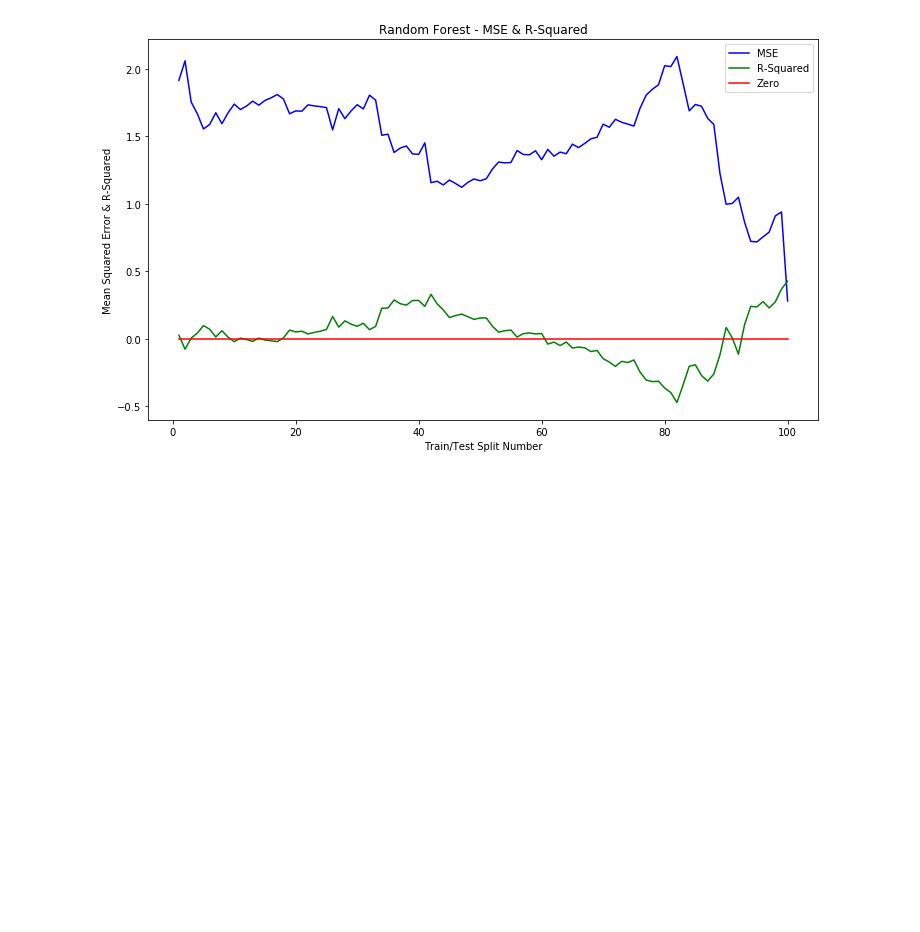
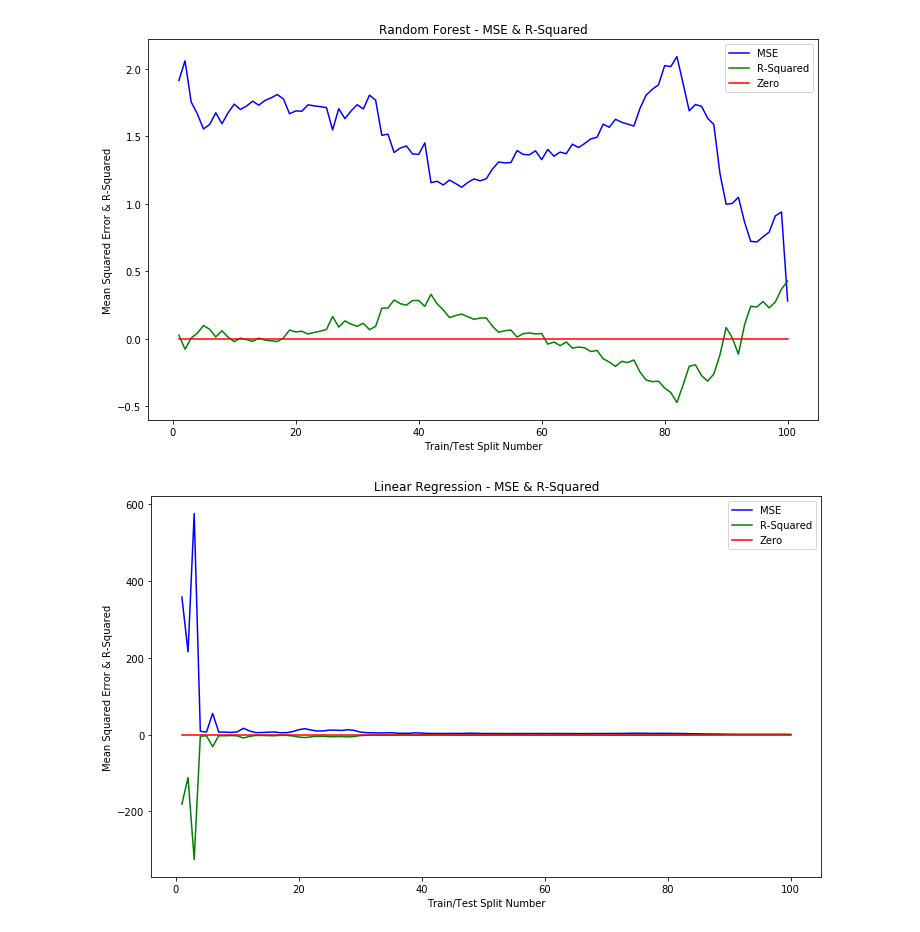
Before and after one commit to meenmo/Forecasting_Stock_Returns_via_Supervised_Learning, a Jupyter notebook: Code/AAT-DT_v2.ipynb, the cells around one changed output. Saved outputs shown, nothing was run; the diff lists cells and outputs as text; code cells hidden in the pictures; blank space fills up the shorter version.

```diff
--- a/Code/AAT-DT_v2.ipynb
+++ b/Code/AAT-DT_v2.ipynb
@@ -528,3 +673,7 @@ Training Observations:  3939
 Testing Observations:  211
 ~~~~~~~~~~~~~~~~~~~~~~~~~~~~~~~~~~~~~~~~~~~~~~~~~~~~~~~~~~~~~~~~~~~~~~
 [figure]
+# %%
+Call_Linear(100)
+# %% [output]
+[figure, added]
```
Also changed, not shown: parts of 7 cells of this notebook.
